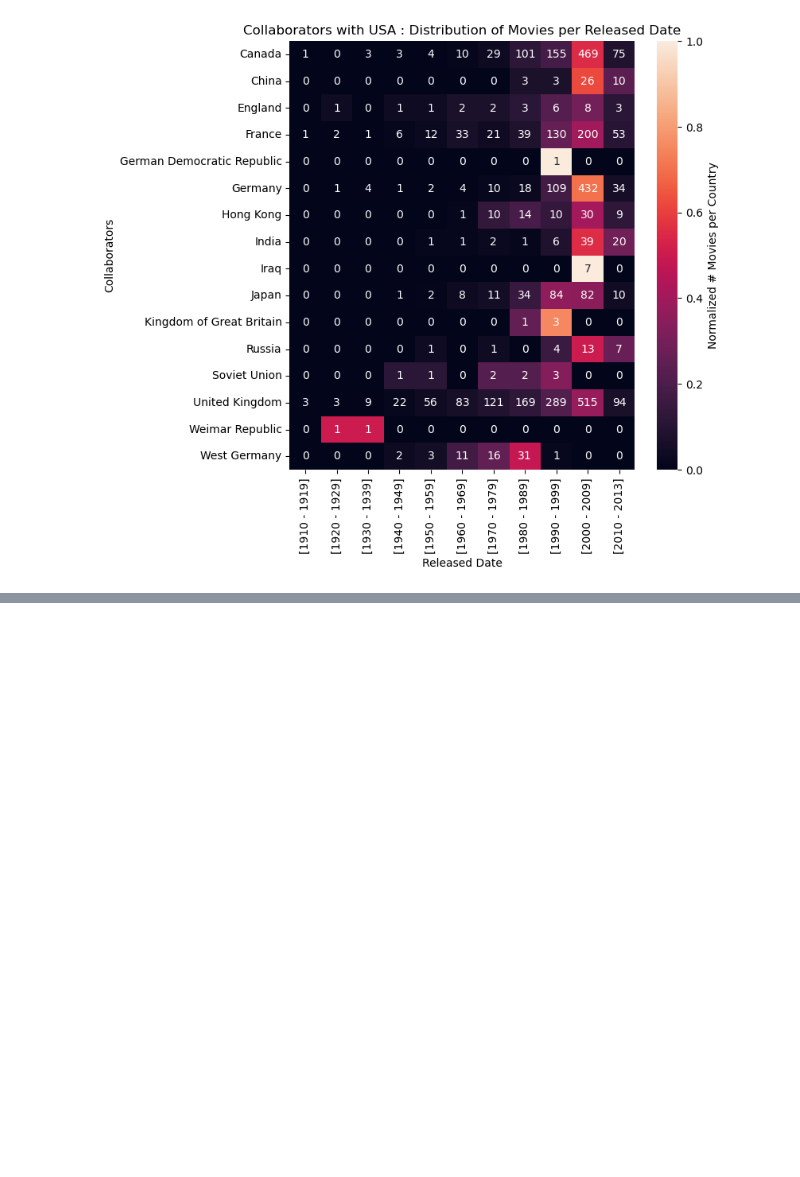
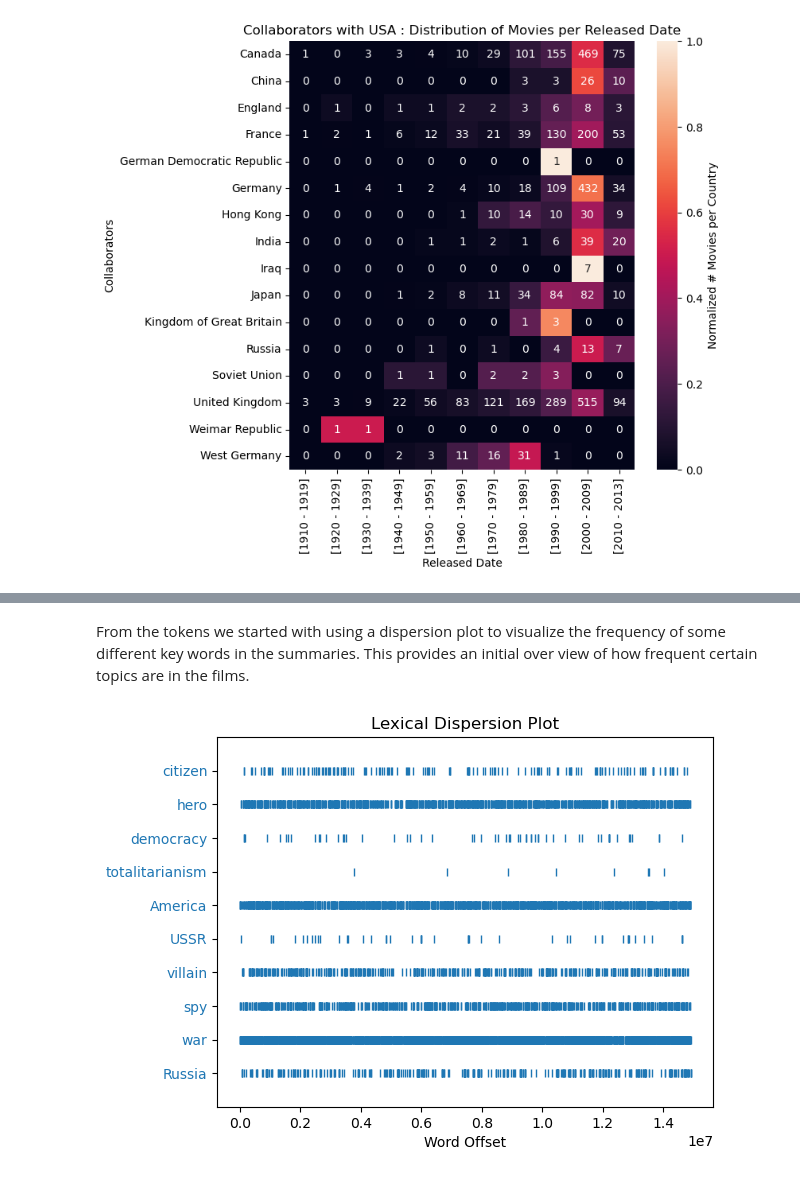
Before and after one commit to epfl-ada/ada-2024-project-spaghettisolution, a Jupyter notebook: results.ipynb, the cells around one changed output, grey strips where cells are left out. Saved outputs shown, nothing was run; the diff lists cells and outputs as text; code cells hidden in the pictures; blank space fills up the shorter version.

```diff
--- a/results.ipynb
+++ b/results.ipynb
@@ -267,0 +298,6 @@ dw.normelize_collab_USA_heatmap(merge_collab_date_df)
+# %%
+# Import the summary data into a dataframe
+summaries_df = ta.import_summaries_data("plot_summaries.txt")
+
+# Tokenize all of the summaries
+summary_tokens = ta.tokenize_summaries(summaries_df)
@@ -267,0 +306,7 @@ dw.normelize_collab_USA_heatmap(merge_collab_date_df)
+# %% [markdown]
+From the tokens we started with using a dispersion plot to visualize the frequency of some different key words in the summaries. This provides an initial over view of how frequent certain topics are in the films.
+# %%
+word_list = ["citizen", "hero", "democracy", "totalitarianism", "America", "USSR", "villain", "spy", 'war', "Russia"]
+ta.dispersion_plot(summary_tokens, word_list)
+# %% [output]
+[figure, added]
```
Also changed, not shown: parts of 21 cells of this notebook, 1 other file.
